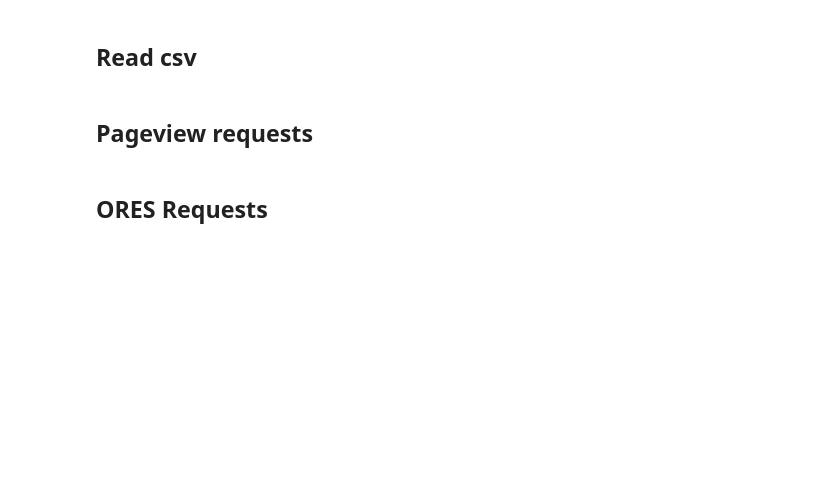
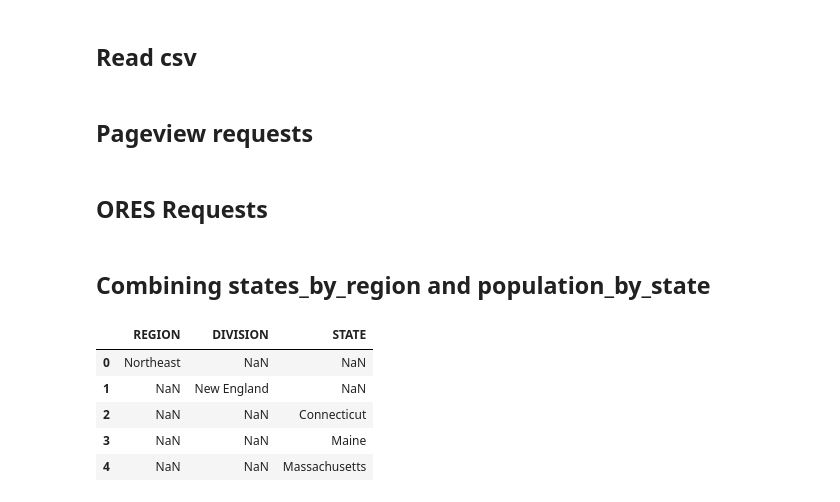
Before and after one commit to ameyabhamare/data-512-homework_2, a Jupyter notebook: solution_notebook.ipynb, the cells around one changed output. Drawn from its saved outputs; the diff is of its cells as text; code cells hidden in the pictures; blank space fills up the shorter version.

```diff
--- a/solution_notebook.ipynb
+++ b/solution_notebook.ipynb
@@ -191,3 +191,16 @@ def request_ores_score_per_article(article_revid = None, email_address=None, acc
         print(e)
         json_response = None
     return json_response
+# %% [markdown]
+## Combining states_by_region and population_by_state
+# %%
+df_states = pd.read_excel('US States by Region - US Census Bureau.xlsx')
+# %%
+df_states.head()
+# %% [output]
+|  | REGION | DIVISION | STATE |
+| 0 | Northeast | NaN | NaN |
+| 1 | NaN | New England | NaN |
+| 2 | NaN | NaN | Connecticut |
+| 3 | NaN | NaN | Maine |
+| 4 | NaN | NaN | Massachusetts |
```
Also changed, not shown: parts of 23 cells of this notebook, 2 other files.
